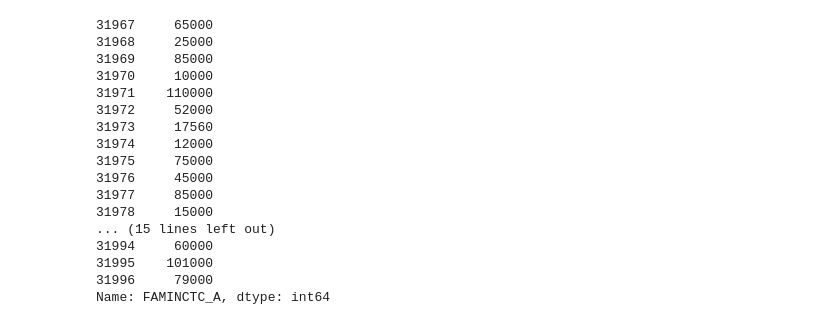
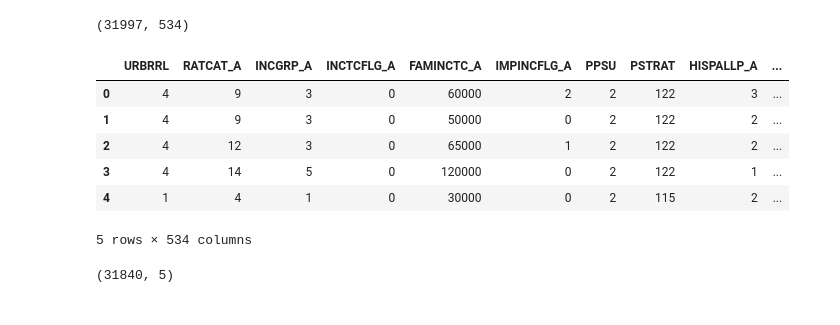
Before and after one commit to danielhmendoza01/BMI312Project, a Jupyter notebook: main.ipynb, the cells around one changed output. Saved outputs shown, nothing was run; the diff lists cells and outputs as text; code cells hidden in the pictures.

```diff
--- a/main.ipynb
+++ b/main.ipynb
@@ -9,23 +9,25 @@ from matplotlib import pyplot as plt
 import statsmodels.api as sm
 import statsmodels.formula.api as smf
 # %%
+#Load data into a dataframe
 df = pd.read_csv('adult19.csv')
-df['FAMINCTC_A'].tail(30)
+df.shape
 # %% [output]
-31967     65000
-31968     25000
-31969     85000
-31970     10000
-31971    110000
-31972     52000
-31973     17560
-31974     12000
-31975     75000
-31976     45000
-31977     85000
-31978     15000
-... (15 lines left out)
-31994     60000
-31995    101000
-31996     79000
-Name: FAMINCTC_A, dtype: int64
+(31997, 534)
+# %%
+#View starting Data
+df.head()
+# %% [output]
+|  | URBRRL | RATCAT_A | INCGRP_A | INCTCFLG_A | FAMINCTC_A | IMPINCFLG_A | PPSU | PSTRAT | HISPALLP_A | ... |
+| 0 | 4 | 9 | 3 | 0 | 60000 | 2 | 2 | 122 | 3 | ... |
+| 1 | 4 | 9 | 3 | 0 | 50000 | 0 | 2 | 122 | 2 | ... |
+| 2 | 4 | 12 | 3 | 0 | 65000 | 1 | 2 | 122 | 2 | ... |
+| 3 | 4 | 14 | 5 | 0 | 120000 | 0 | 2 | 122 | 1 | ... |
+| 4 | 1 | 4 | 1 | 0 | 30000 | 0 | 2 | 115 | 2 | ... |
+5 rows × 534 columns
+# %%
+#Reduce the dataframe to what will be used
+df = df[['DIFF_A', 'EDUC_A', 'FAMINCTC_A', 'PAIFRQ3M_A', 'DEPFREQ_A']].dropna()
+df.shape
+# %% [output]
+(31840, 5)
```
Also changed, not shown: parts of 8 cells of this notebook.
